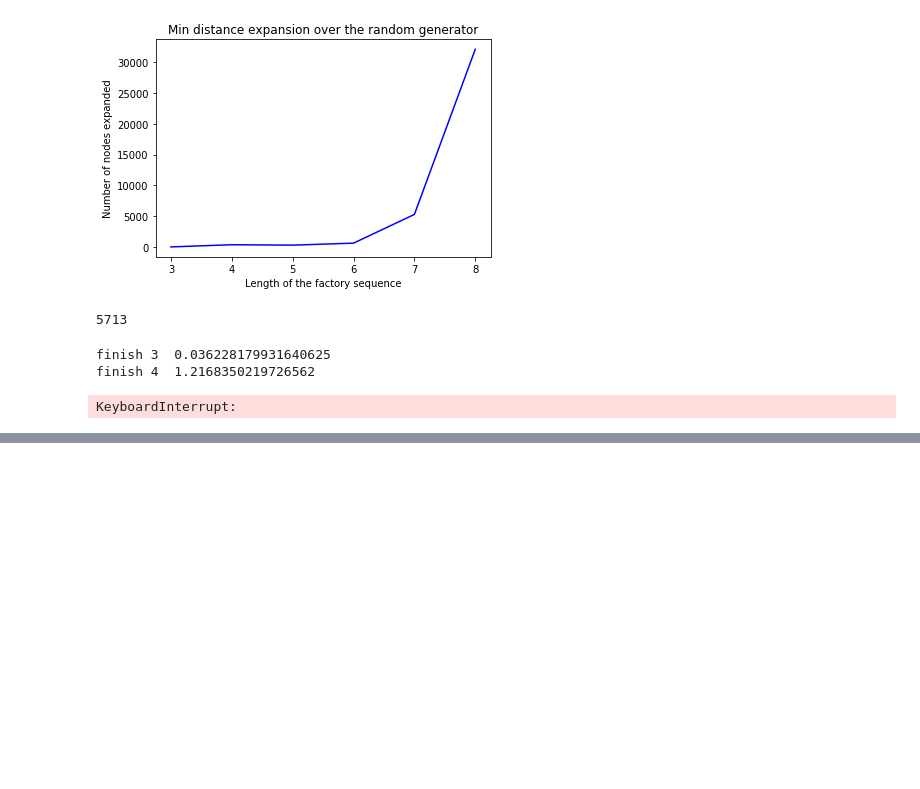
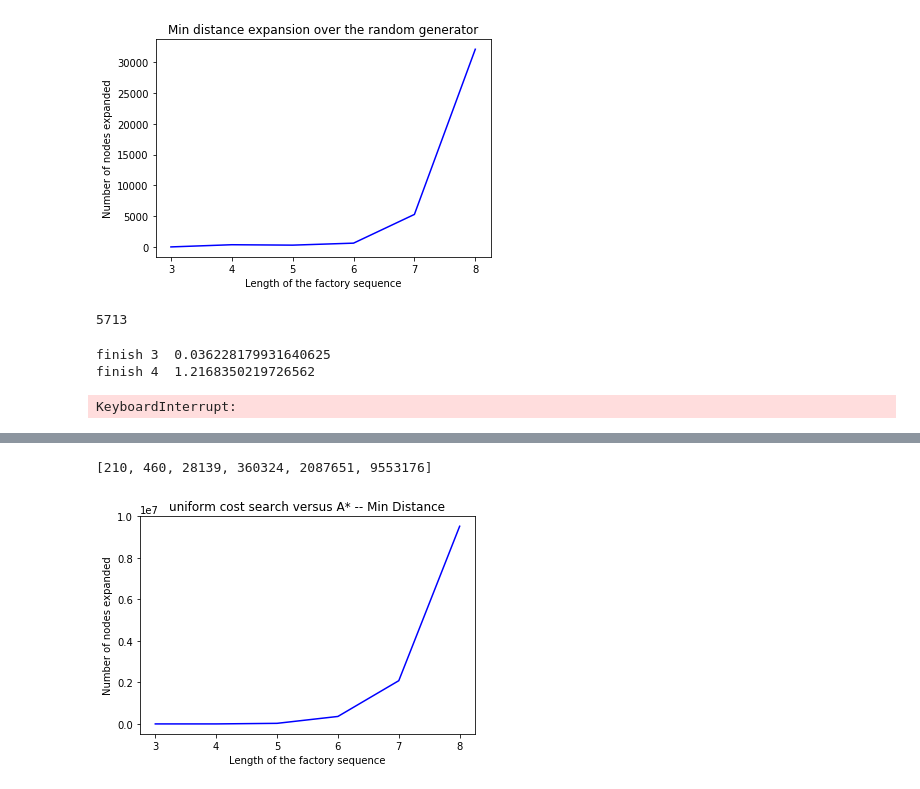
Before and after one commit to crispyricky/Artificial-Intelligent-Python, a Jupyter notebook: MP2/1.1 Siping/1.1 Refined.ipynb, the cells around one changed output, grey strips where cells are left out. Saved outputs shown, nothing was run; the diff lists cells and outputs as text; code cells hidden in the pictures; blank space fills up the shorter version.

```diff
--- a/MP2/1.1 Siping/1.1 Refined.ipynb
+++ b/MP2/1.1 Siping/1.1 Refined.ipynb
@@ -416,0 +424,14 @@ for N in range(3,9):
+# %%
+total_uni_dis
+# %% [output]
+[210, 460, 28139, 360324, 2087651, 9553176]
+# %%
+k_2 = diff(total_dist,total_uni_dis)
+plt.plot(list(range(3,9)), k_2, 'b')
+plt.axis()
+plt.xlabel('Length of the factory sequence')
+plt.ylabel('Number of nodes expanded')
+plt.title('uniform cost search versus A* -- Min Distance')
+plt.show()
+# %% [output]
+[figure, added]
```
Also changed, not shown: parts of 4 cells of this notebook, 2 other files.
